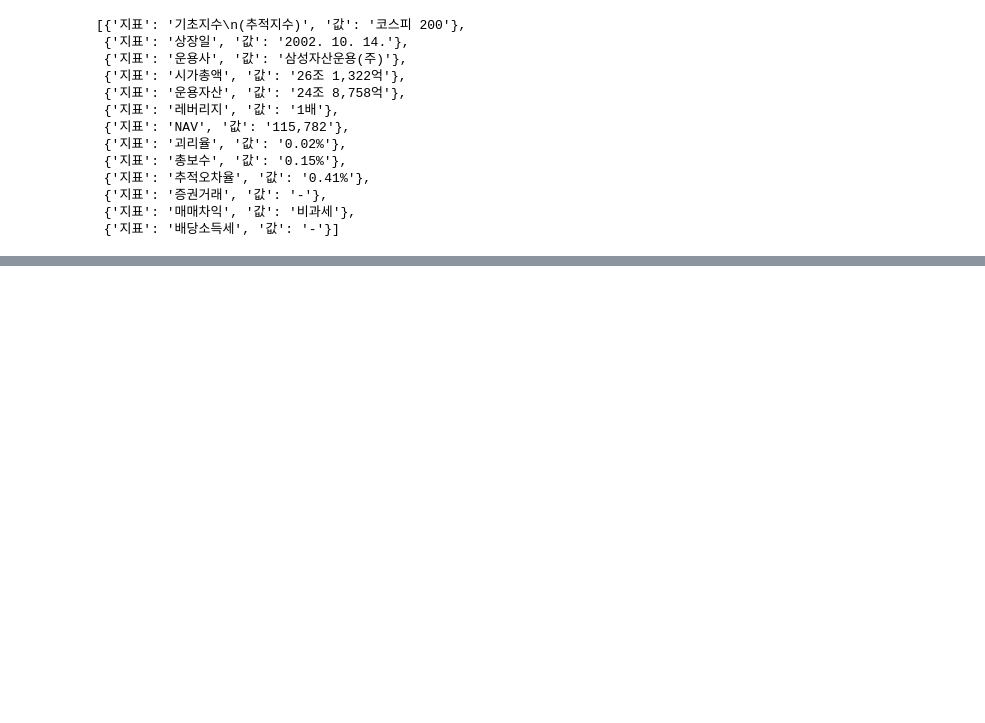
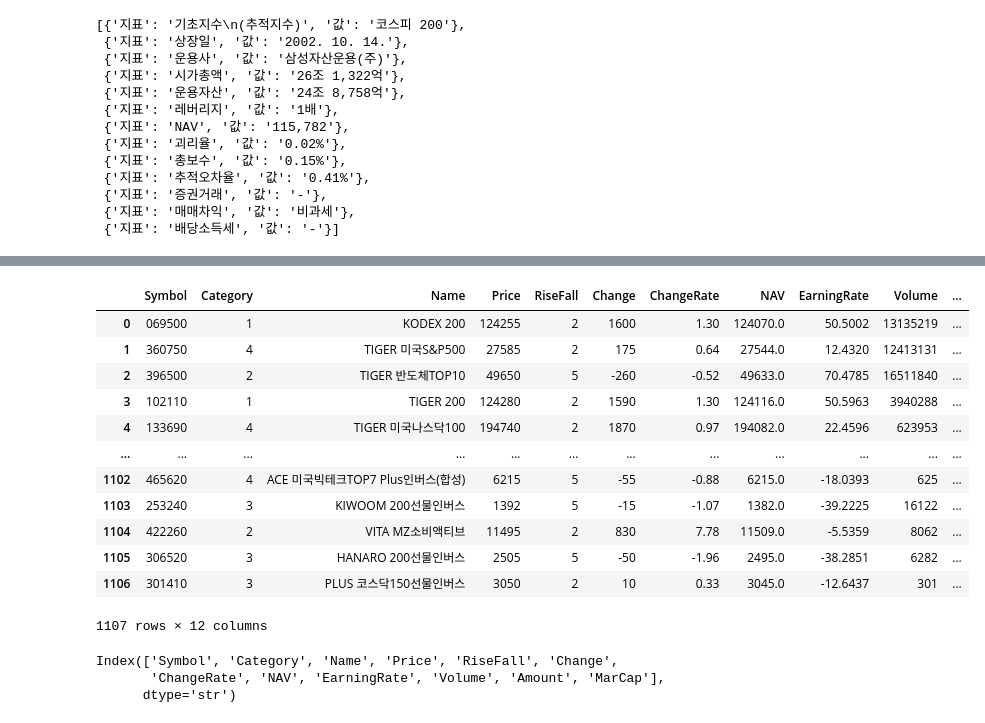
Before and after one commit to nathan-ghk/fin-kg, a Jupyter notebook: test_scapy.ipynb, the cells around one changed output, grey strips where cells are left out. Saved outputs shown, nothing was run; the diff lists cells and outputs as text; code cells hidden in the pictures; blank space fills up the shorter version.

```diff
--- a/test_scapy.ipynb
+++ b/test_scapy.ipynb
@@ -137,0 +298,24 @@ results
+# %%
+df_etf = fdr.StockListing('ETF/KR')
+# %%
+df_etf
+# %% [output]
+|  | Symbol | Category | Name | Price | RiseFall | Change | ChangeRate | NAV | EarningRate | Volume | ... |
+| 0 | 069500 | 1 | KODEX 200 | 124255 | 2 | 1600 | 1.30 | 124070.0 | 50.5002 | 13135219 | ... |
+| 1 | 360750 | 4 | TIGER 미국S&P500 | 27585 | 2 | 175 | 0.64 | 27544.0 | 12.4320 | 12413131 | ... |
+| 2 | 396500 | 2 | TIGER 반도체TOP10 | 49650 | 5 | -260 | -0.52 | 49633.0 | 70.4785 | 16511840 | ... |
+| 3 | 102110 | 1 | TIGER 200 | 124280 | 2 | 1590 | 1.30 | 124116.0 | 50.5963 | 3940288 | ... |
+| 4 | 133690 | 4 | TIGER 미국나스닥100 | 194740 | 2 | 1870 | 0.97 | 194082.0 | 22.4596 | 623953 | ... |
+| ... | ... | ... | ... | ... | ... | ... | ... | ... | ... | ... | ... |
+| 1102 | 465620 | 4 | ACE 미국빅테크TOP7 Plus인버스(합성) | 6215 | 5 | -55 | -0.88 | 6215.0 | -18.0393 | 625 | ... |
+| 1103 | 253240 | 3 | KIWOOM 200선물인버스 | 1392 | 5 | -15 | -1.07 | 1382.0 | -39.2225 | 16122 | ... |
+| 1104 | 422260 | 2 | VITA MZ소비액티브 | 11495 | 2 | 830 | 7.78 | 11509.0 | -5.5359 | 8062 | ... |
+| 1105 | 306520 | 3 | HANARO 200선물인버스 | 2505 | 5 | -50 | -1.96 | 2495.0 | -38.2851 | 6282 | ... |
+| 1106 | 301410 | 3 | PLUS 코스닥150선물인버스 | 3050 | 2 | 10 | 0.33 | 3045.0 | -12.6437 | 301 | ... |
+1107 rows × 12 columns
+# %%
+df_etf.columns
+# %% [output]
+Index(['Symbol', 'Category', 'Name', 'Price', 'RiseFall', 'Change',
+       'ChangeRate', 'NAV', 'EarningRate', 'Volume', 'Amount', 'MarCap'],
+      dtype='str')
```
Also changed, not shown: parts of 15 cells of this notebook, 15 other files.
